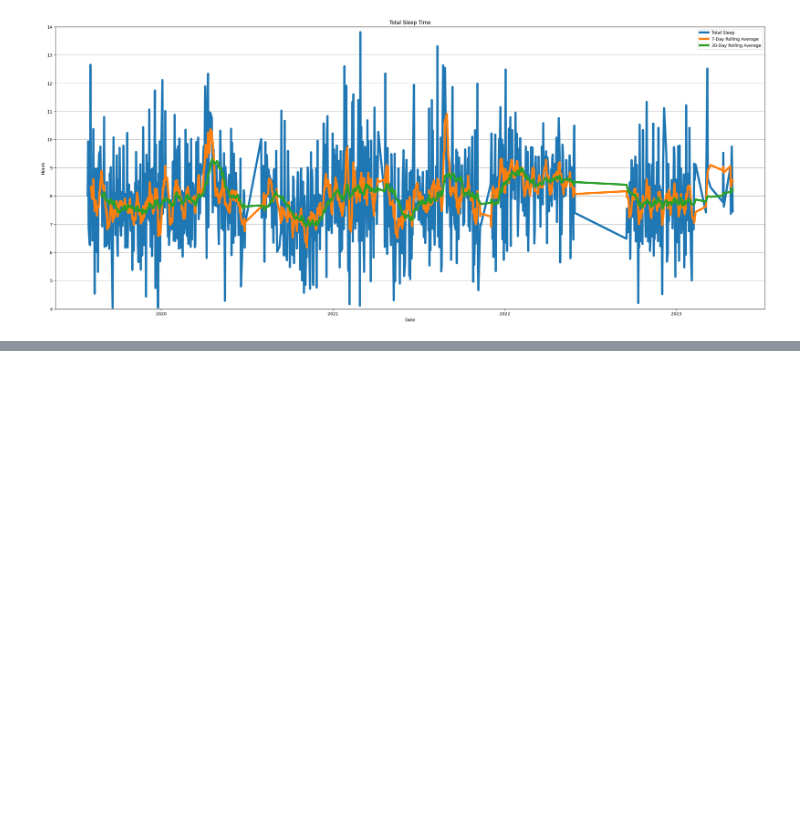
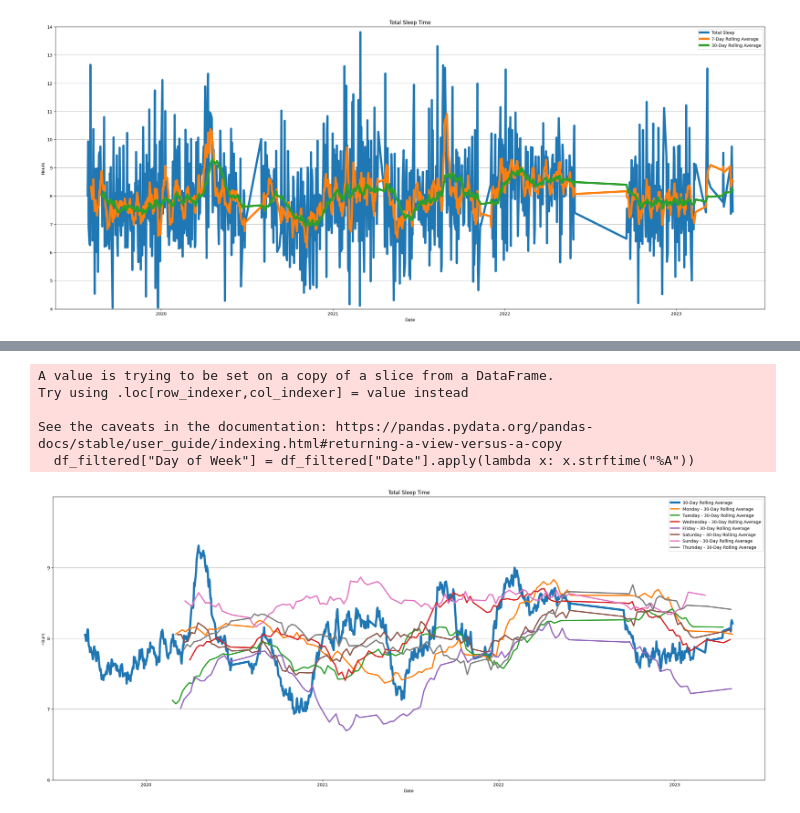
Before and after one commit to IceCobe/health-and-habit, a Jupyter notebook: data_analytics/data_load_singular.ipynb, the cells around one changed output, grey strips where cells are left out. Drawn from its saved outputs; the diff is of its cells as text; code cells hidden in the pictures; blank space fills up the shorter version.

Commit message:
analysis added for day of the week

```diff
--- a/data_analytics/data_load_singular.ipynb
+++ b/data_analytics/data_load_singular.ipynb
@@ -271,0 +378,50 @@ plt.show()
+# %%
+import matplotlib.pyplot as plt
+import matplotlib.dates as mdates
+
+# Filter data by excluding nights with less than 4 hours of sleep
+df_filtered = df.query("`Hours Slept` >= 4")
+
+# Add a column for the day of the week
+df_filtered["Day of Week"] = df_filtered["Date"].apply(lambda x: x.strftime("%A"))
+
+# Group data by day of the week and calculate rolling averages
+grouped = df_filtered.groupby("Day of Week")
+rolling_avg = grouped.rolling(window=30, on="Date")["Hours Slept"].mean().reset_index()
+
+# Set figure size
+plt.figure(figsize=(30, 12))
+
+# Plot total sleep time and rolling averages
+plt.plot(df_filtered["Date"], df_filtered["Hours Slept"].rolling(window=30).mean(), label="30-Day Rolling Average", linewidth=5)
+for day in df_filtered["Day of Week"].unique():
+    plt.plot(rolling_avg[rolling_avg["Day of Week"]==day]["Date"], rolling_avg[rolling_avg["Day of Week"]==day]["Hours Slept"], label=f"{day} - 30-Day Rolling Average", linewidth=3)
+
+# Set y axis range and tick marks
+plt.ylim(6, 10)
+plt.yticks(range(6, 10))
+
+# Set title and axis labels
+plt.title("Total Sleep Time")
+plt.xlabel("Date")
+plt.ylabel("Hours")
+
+# Set x axis to show the start of every year
+plt.gca().xaxis.set_major_locator(mdates.YearLocator())
+plt.gca().xaxis.set_major_formatter(mdates.DateFormatter('%Y'))
+
+# Set grid lines to go across the graph
+plt.grid(axis='y')
+
+# Add legend
+plt.legend()
+
+# Show plot
+plt.show()
+# %% [output]
+A value is trying to be set on a copy of a slice from a DataFrame.
+Try using .loc[row_indexer,col_indexer] = value instead
+
+See the caveats in the documentation: https://pandas.pydata.org/pandas-docs/stable/user_guide/indexing.html#returning-a-view-versus-a-copy
+  df_filtered["Day of Week"] = df_filtered["Date"].apply(lambda x: x.strftime("%A"))
+[figure, added]
```
Also changed, not shown: parts of 2 cells of this notebook.
